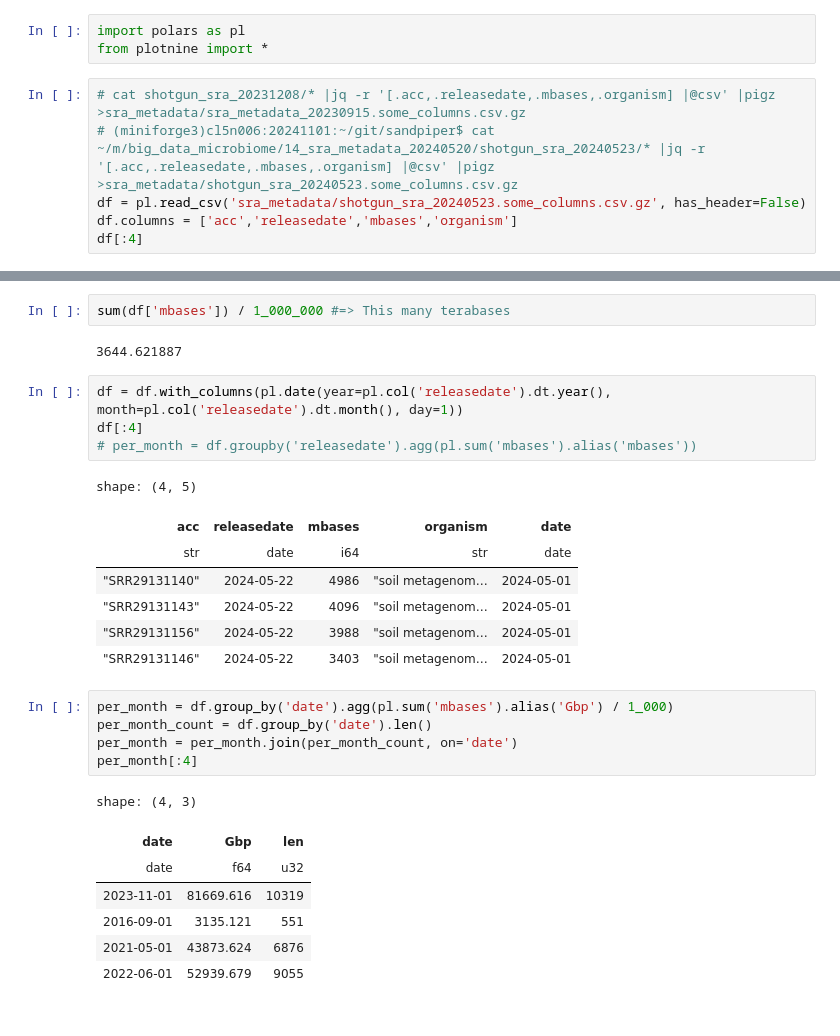
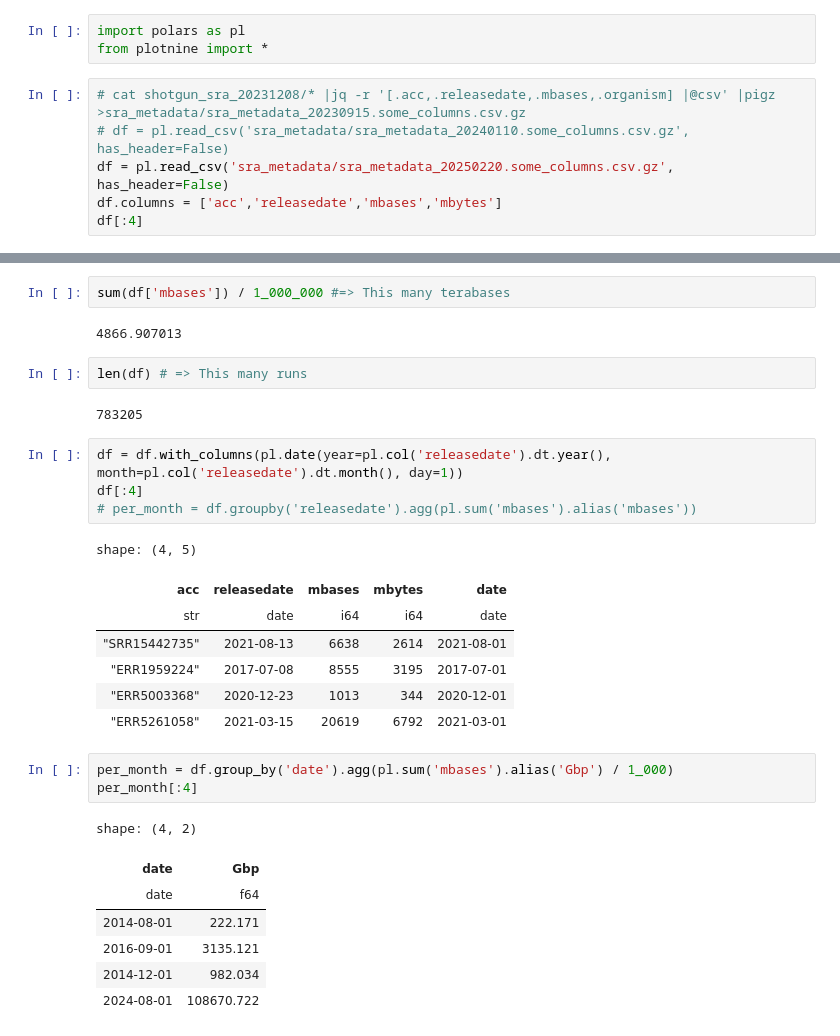
Before and after one commit to wwood/sandpiper, a Jupyter notebook: growth_over_time.ipynb, the cells around one changed output, grey strips where cells are left out. Drawn from its saved outputs; the diff is of its cells as text.

```diff
--- a/growth_over_time.ipynb
+++ b/growth_over_time.ipynb
@@ -3,8 +3,8 @@ import polars as pl
 from plotnine import *
 # %%
 # cat shotgun_sra_20231208/* |jq -r '[.acc,.releasedate,.mbases,.organism] |@csv' |pigz >sra_metadata/sra_metadata_20230915.some_columns.csv.gz
-# (miniforge3)cl5n006:20241101:~/git/sandpiper$ cat ~/m/big_data_microbiome/14_sra_metadata_20240520/shotgun_sra_20240523/* |jq -r '[.acc,.releasedate,.mbases,.organism] |@csv' |pigz >sra_metadata/shotgun_sra_20240523.some_columns.csv.gz
-df = pl.read_csv('sra_metadata/shotgun_sra_20240523.some_columns.csv.gz', has_header=False)
-df.columns = ['acc','releasedate','mbases','organism']
+# df = pl.read_csv('sra_metadata/sra_metadata_20240110.some_columns.csv.gz', has_header=False)
+df = pl.read_csv('sra_metadata/sra_metadata_20250220.some_columns.csv.gz', has_header=False)
+df.columns = ['acc','releasedate','mbases','mbytes']
 df[:4]
 # %% [output]
@@ -29,32 +23,34 @@ shape: (4, 4)
 # %%
 sum(df['mbases']) / 1_000_000 #=> This many terabases
 # %% [output]
-3644.621887
+4866.907013
+# %%
+len(df) # => This many runs
+# %% [output]
+783205
 # %%
 df = df.with_columns(pl.date(year=pl.col('releasedate').dt.year(), month=pl.col('releasedate').dt.month(), day=1))
 df[:4]
 # per_month = df.groupby('releasedate').agg(pl.sum('mbases').alias('mbases'))
 # %% [output]
 shape: (4, 5)
-| acc | releasedate | mbases | organism | date |
-| str | date | i64 | str | date |
-| "SRR29131140" | 2024-05-22 | 4986 | "soil metagenom… | 2024-05-01 |
-| "SRR29131143" | 2024-05-22 | 4096 | "soil metagenom… | 2024-05-01 |
-| "SRR29131156" | 2024-05-22 | 3988 | "soil metagenom… | 2024-05-01 |
-| "SRR29131146" | 2024-05-22 | 3403 | "soil metagenom… | 2024-05-01 |
+| acc | releasedate | mbases | mbytes | date |
+| str | date | i64 | i64 | date |
+| "SRR15442735" | 2021-08-13 | 6638 | 2614 | 2021-08-01 |
+| "ERR1959224" | 2017-07-08 | 8555 | 3195 | 2017-07-01 |
+| "ERR5003368" | 2020-12-23 | 1013 | 344 | 2020-12-01 |
+| "ERR5261058" | 2021-03-15 | 20619 | 6792 | 2021-03-01 |
 # %%
 per_month = df.group_by('date').agg(pl.sum('mbases').alias('Gbp') / 1_000)
-per_month_count = df.group_by('date').len()
-per_month = per_month.join(per_month_count, on='date')
 per_month[:4]
 # %% [output]
-shape: (4, 3)
+shape: (4, 2)
-| date | Gbp | len |
-| date | f64 | u32 |
-| 2023-11-01 | 81669.616 | 10319 |
-| 2016-09-01 | 3135.121 | 551 |
-| 2021-05-01 | 43873.624 | 6876 |
-| 2022-06-01 | 52939.679 | 9055 |
+| date | Gbp |
+| date | f64 |
+| 2014-08-01 | 222.171 |
+| 2016-09-01 | 3135.121 |
+| 2014-12-01 | 982.034 |
+| 2024-08-01 | 108670.722 |
 # %%
 ggplot(per_month, aes(x='date', y='Gbp'))+geom_line() #+geom_smooth(colour='blue')
 # %% [output]
```
Also changed, not shown: parts of 10 cells of this notebook.
